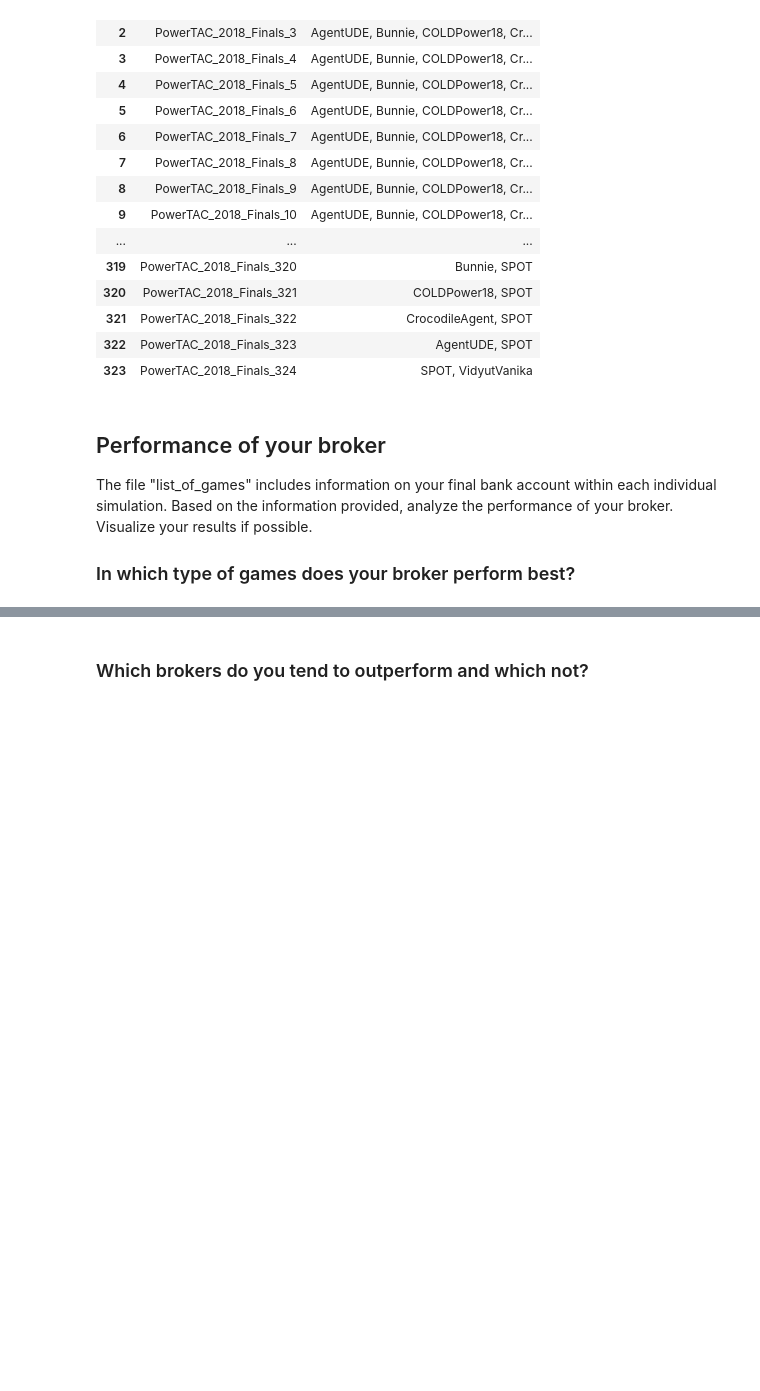
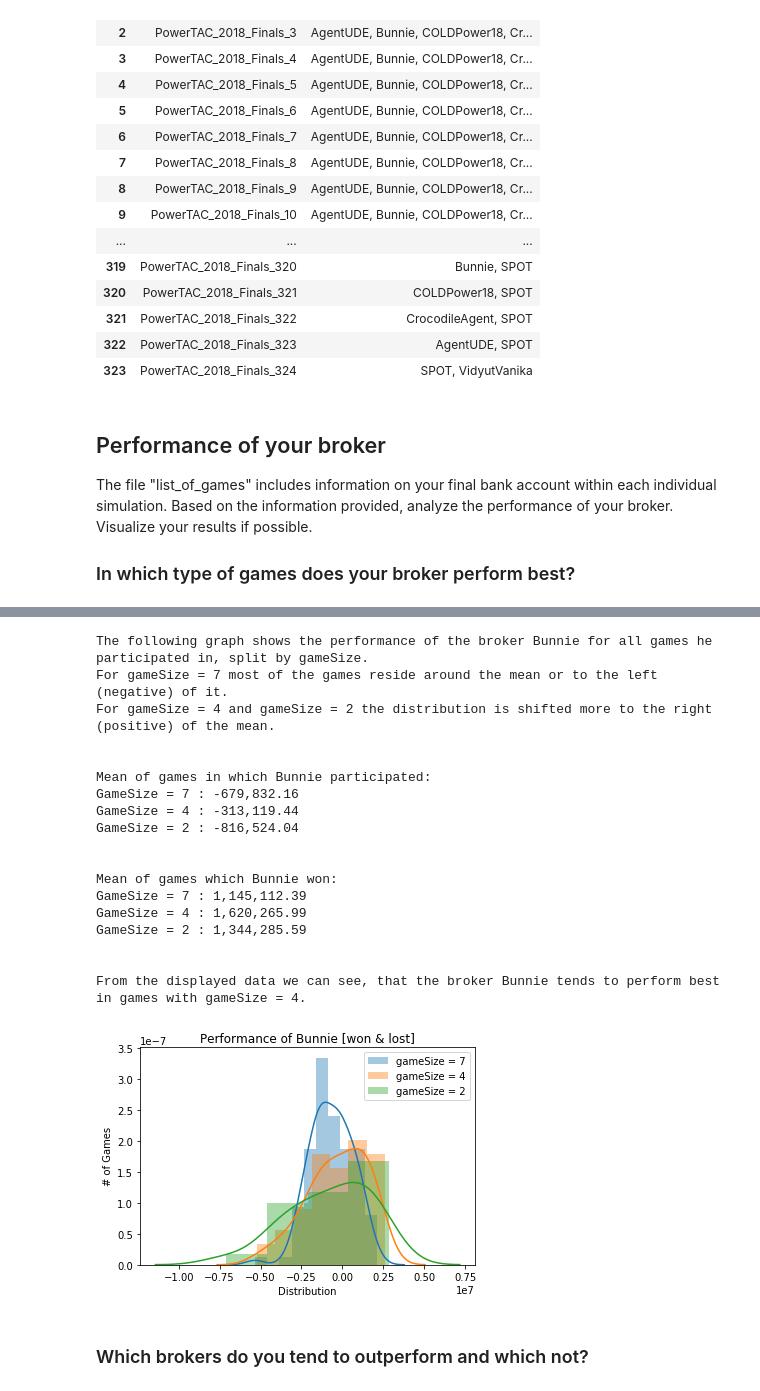
Before and after one commit to G4mble/AAA_IndividualAssignment, a Jupyter notebook: 01_code/Task_Description.ipynb, the cells around one changed output, grey strips where cells are left out. Saved outputs shown, nothing was run; the diff lists cells and outputs as text; code cells hidden in the pictures; blank space fills up the shorter version.

```diff
--- a/01_code/Task_Description.ipynb
+++ b/01_code/Task_Description.ipynb
@@ -165,3 +215,69 @@ data_gamesWonByBunnie
+# %%
+import warnings
+warnings.filterwarnings('ignore')
+
+# split data by gamesSize
+data__bunnie_participates_gameSize_7 = data_bunnie_participates[(data_bunnie_participates.gameSize == 7)]
+data__bunnie_participates_gameSize_4 = data_bunnie_participates[(data_bunnie_participates.gameSize == 4)]
+data__bunnie_participates_gameSize_2 = data_bunnie_participates[(data_bunnie_participates.gameSize == 2)]
+
+print("\n")
+print("The following graph shows the performance of the broker Bunnie for all games he participated in, split by gameSize.")
+print("For gameSize = 7 most of the games reside around the mean or to the left (negative) of it.")
+print("For gameSize = 4 and gameSize = 2 the distribution is shifted more to the right (positive) of the mean.")
+
+formatString = "{:,.2f}"
+mean_gameSize_7 = data__bunnie_participates_gameSize_7["Bunnie"].mean()
+mean_gameSize_4 = data__bunnie_participates_gameSize_4["Bunnie"].mean()
+mean_gameSize_2 = data__bunnie_participates_gameSize_2["Bunnie"].mean()
+print("\n")
+print("Mean of games in which Bunnie participated:")
+print("GameSize = 7 : " + formatString.format(mean_gameSize_7))
+print("GameSize = 4 : " + formatString.format(mean_gameSize_4))
+print("GameSize = 2 : " + formatString.format(mean_gameSize_2))
+
+mean_gameSize_7_gamesWon = data__gamesWon_gameSize_7["Bunnie"].mean()
+mean_gameSize_4_gamesWon = data__gamesWon_gameSize_4["Bunnie"].mean()
+mean_gameSize_2_gamesWon = data__gamesWon_gameSize_2["Bunnie"].mean()
+print("\n")
+print("Mean of games which Bunnie won:")
+print("GameSize = 7 : " + formatString.format(mean_gameSize_7_gamesWon))
+print("GameSize = 4 : " + formatString.format(mean_gameSize_4_gamesWon))
+print("GameSize = 2 : " + formatString.format(mean_gameSize_2_gamesWon))
+
+print("\n")
+print("From the displayed data we can see, that the broker Bunnie tends to perform best in games with gameSize = 4.")
+
+sns.distplot(data__bunnie_participates_gameSize_7["Bunnie"])
+sns.distplot(data__bunnie_participates_gameSize_4["Bunnie"])
+performancePlot_total = sns.distplot(data__bunnie_participates_gameSize_2["Bunnie"])
+performancePlot_total.set_title("Performance of Bunnie [won & lost]")
+performancePlot_total.set_xlabel("Distribution")
+performancePlot_total.set_ylabel("# of Games")
+performancePlot_total.legend(["gameSize = 7", "gameSize = 4", "gameSize = 2"])
+plt.show()
+
+print("") # hide potential last row method outputs
+# %% [output]
+The following graph shows the performance of the broker Bunnie for all games he participated in, split by gameSize.
+For gameSize = 7 most of the games reside around the mean or to the left (negative) of it.
+For gameSize = 4 and gameSize = 2 the distribution is shifted more to the right (positive) of the mean.
+
+
+Mean of games in which Bunnie participated:
+GameSize = 7 : -679,832.16
+GameSize = 4 : -313,119.44
+GameSize = 2 : -816,524.04
+
+
+Mean of games which Bunnie won:
+GameSize = 7 : 1,145,112.39
+GameSize = 4 : 1,620,265.99
+GameSize = 2 : 1,344,285.59
+
+
+From the displayed data we can see, that the broker Bunnie tends to perform best in games with gameSize = 4.
+[figure, added]
 # %% [markdown]
 ### Which brokers do you tend to outperform and which not?
 # %%
```
Also changed, not shown: parts of 4 cells of this notebook.
